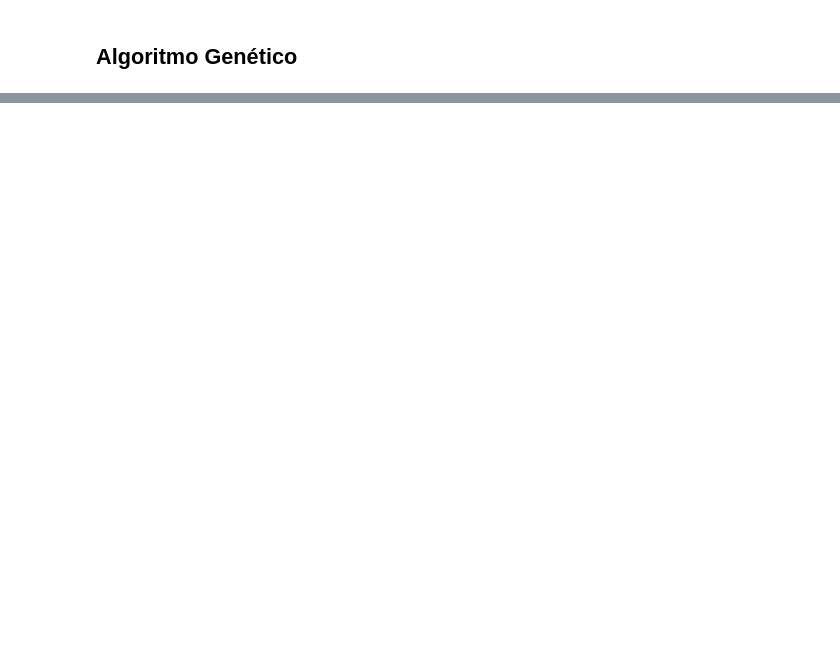
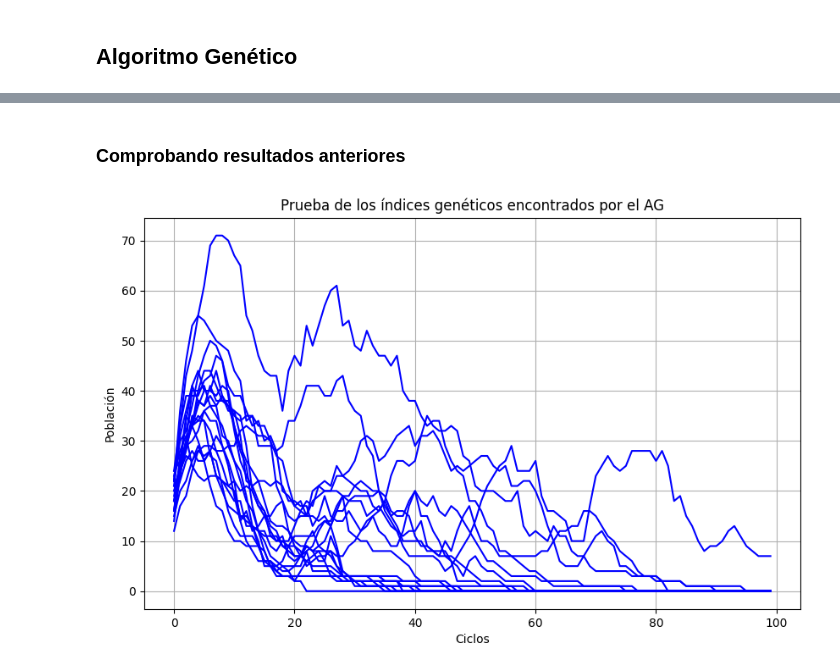
Before and after one commit to danielangelarro/Jurasic-Park, a Jupyter notebook: jurasic-simulation.ipynb, the cells around one changed output, grey strips where cells are left out. Cells and saved outputs as stored; diff of their text form; code cells hidden in the pictures; blank space fills up the shorter version.

```diff
--- a/jurasic-simulation.ipynb
+++ b/jurasic-simulation.ipynb
@@ -243,0 +245,37 @@ print(genetic_algorithm.poblacion[0].genotipo)
+# %% [markdown]
+### Comprobando resultados anteriores
+# %%
+def evaluar_hipotesis_adaptabilidad(n_simulaciones, dinosaurios=[], reproduccion=True):
+
+    entorno = Entorno(mapa_data['tamanio'], np.matrix(mapa_data['terreno']))
+
+    # Simulamos tres escenarios con diferentes niveles de adaptabilidad
+    resultados = batch_simulate(
+        n_simulations=n_simulaciones,
+        genotipo={'fuerza': 24, 'velocidad': 36, 'resistencia': 71, 'inteligencia': 67, 'adaptabilidad': 77, 'supervivencia': 62},
+        dinosaurios=dinosaurios,
+        reproduccion=reproduccion,
+        entorno=entorno
+    )
+
+    # Graficar los resultados
+    plt.figure(figsize=(10, 6))
+    for i, r in enumerate(resultados):
+        plt.plot(r['poblacion'], label=f'Simulacion {i + 1}', color='b')
+
+    plt.title('Prueba de los índices genéticos encontrados por el AG')
+    # plt.subtitle("'fuerza': 24, 'velocidad': 36, 'resistencia': 71, 'inteligencia': 67, 'adaptabilidad': 77, 'supervivencia': 62")
+    plt.xlabel('Ciclos')
+    plt.ylabel('Población')
+    # plt.legend()
+    plt.grid(True)
+    plt.show()
+# %%
+evaluar_hipotesis_adaptabilidad(
+    n_simulaciones=20,
+    dinosaurios=[
+        Braquiosaurio, Triceratops, Pteranodonte, Velociraptor, TiranosaurioRex
+    ]
+)
+# %% [output]
+[figure, added]
```
Also changed, not shown: parts of 8 cells of this notebook, 6 other files.
